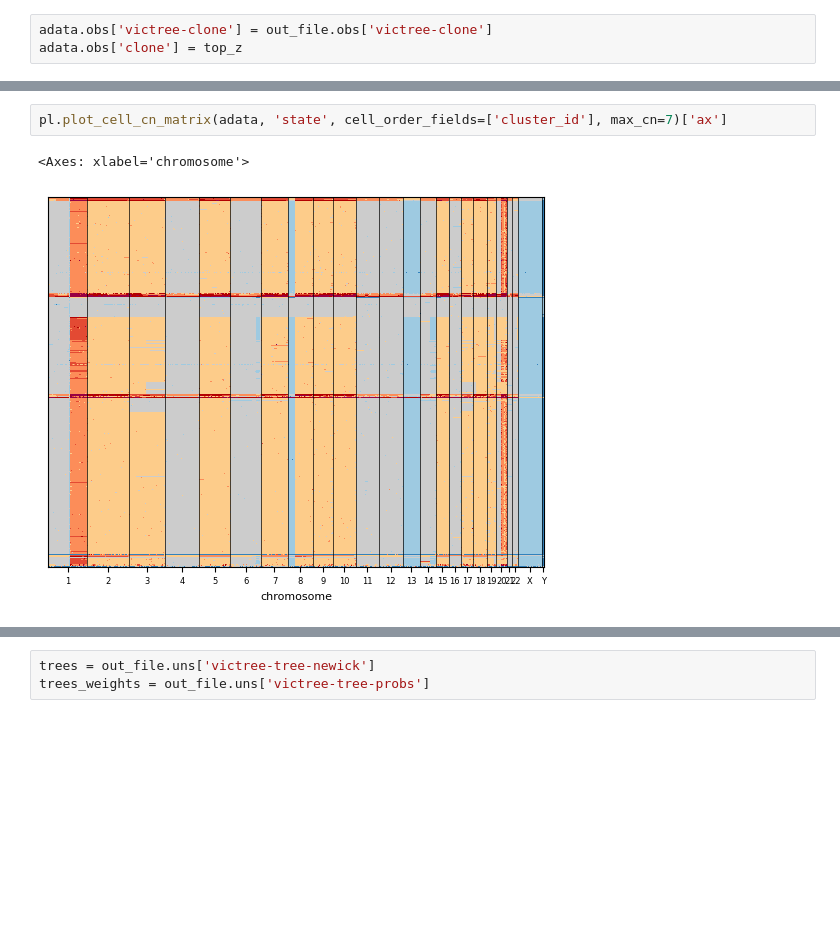
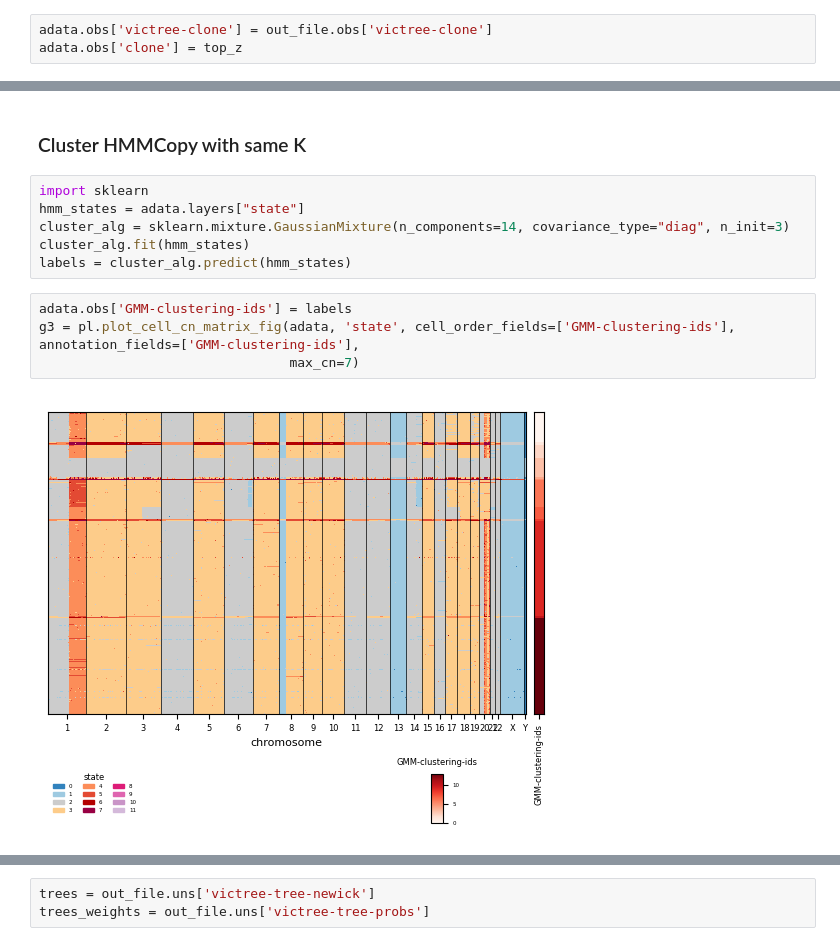
Before and after one commit to Lagergren-Lab/victree, a Jupyter notebook: src/experiments/cnplot_scgenome_new_output_format.ipynb, the cells around one changed output, grey strips where cells are left out. Saved outputs shown, nothing was run; the diff lists cells and outputs as text; blank space fills up the shorter version.

```diff
--- a/src/experiments/cnplot_scgenome_new_output_format.ipynb
+++ b/src/experiments/cnplot_scgenome_new_output_format.ipynb
@@ -82,10 +86,19 @@ g = pl.plot_cell_cn_matrix_fig(adata, 'state', cell_order_fields=['clone'])
 # %% [output]
 [figure]
-# %%
-pl.plot_cell_cn_matrix(adata, 'state', cell_order_fields=['cluster_id'], max_cn=7)['ax']
-# %% [output]
-<Axes: xlabel='chromosome'>
-[figure, removed]
+# %% [markdown]
+### Cluster HMMCopy with same K
+# %%
+import sklearn
+hmm_states = adata.layers["state"]
+cluster_alg = sklearn.mixture.GaussianMixture(n_components=14, covariance_type="diag", n_init=3)
+cluster_alg.fit(hmm_states)
+labels = cluster_alg.predict(hmm_states)
+# %%
+adata.obs['GMM-clustering-ids'] = labels
+g3 = pl.plot_cell_cn_matrix_fig(adata, 'state', cell_order_fields=['GMM-clustering-ids'], annotation_fields=['GMM-clustering-ids'],
+                                max_cn=7)
+# %% [output]
+[figure, added]
 # %%
 import networkx as nx
 from networkx.drawing.nx_pydot import graphviz_layout
```
Also changed, not shown: parts of 7 cells of this notebook, 1 other file.
